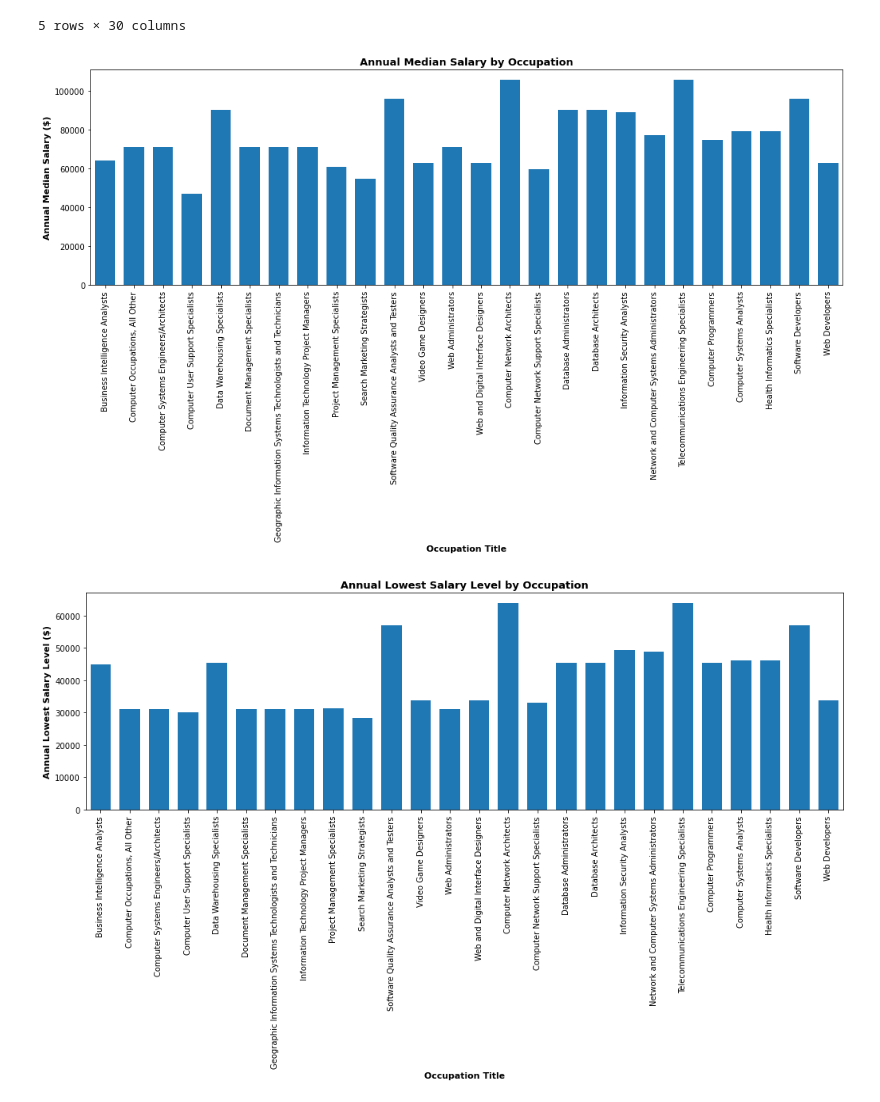
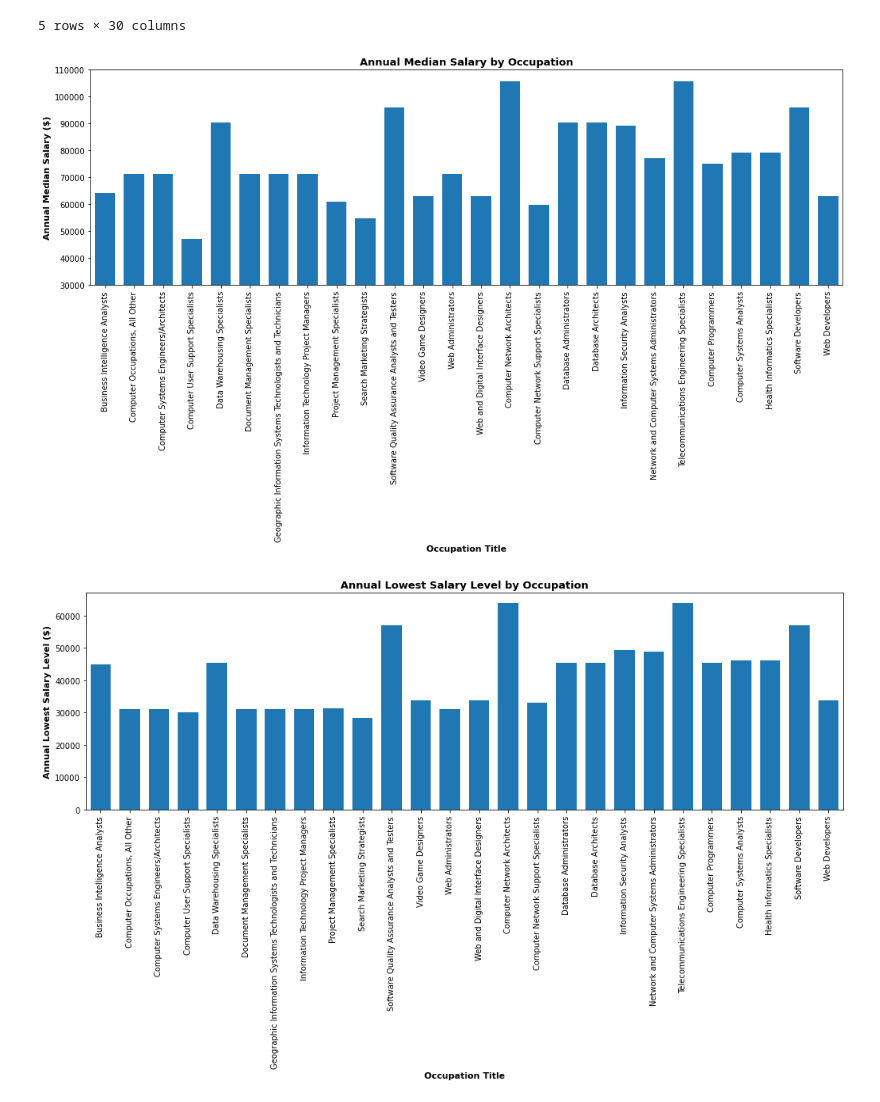
Before and after one commit to Project-1-2021/ValueOfCollege, a Jupyter notebook: Annual_salary.ipynb, the cells around one changed output. Drawn from its saved outputs; the diff is of its cells as text; code cells hidden in the pictures.

```diff
--- a/Annual_salary.ipynb
+++ b/Annual_salary.ipynb
@@ -25,25 +25,26 @@ jobs_df.head()
 # %%
 # Create bar plot with x and y values
 x_axis = jobs_df['Occupation']
 y_axis = jobs_df['Annual Wage - Median']
 
 # Set Fig size
 plt.figure(figsize=(17,5))
 
 # Generate bar plot with matplotlib
 plt.bar(x_axis, y_axis, width = 0.70)
 plt.xticks(rotation='vertical')
 
-# Set axis labels for plot
+# Set axis labels/limits for plot
 plt.title('Annual Median Salary by Occupation', fontsize=13, fontweight='bold')
 plt.xlabel('Occupation Title', fontsize=11, fontweight='bold')
 plt.ylabel('Annual Median Salary ($)', fontsize=11, fontweight='bold')
 plt.xlim(-0.5,25.5)
+plt.ylim(30000,110000)
 
 # Display bar plot
 plt.show()
 # %% [output]
-[figure, old version]
+[figure, new version]
 # %%
 # Create bar plot with x and y values
 x_axis = jobs_df['Occupation']
```
Also changed, not shown: parts of 2 cells of this notebook, 1 other file.
